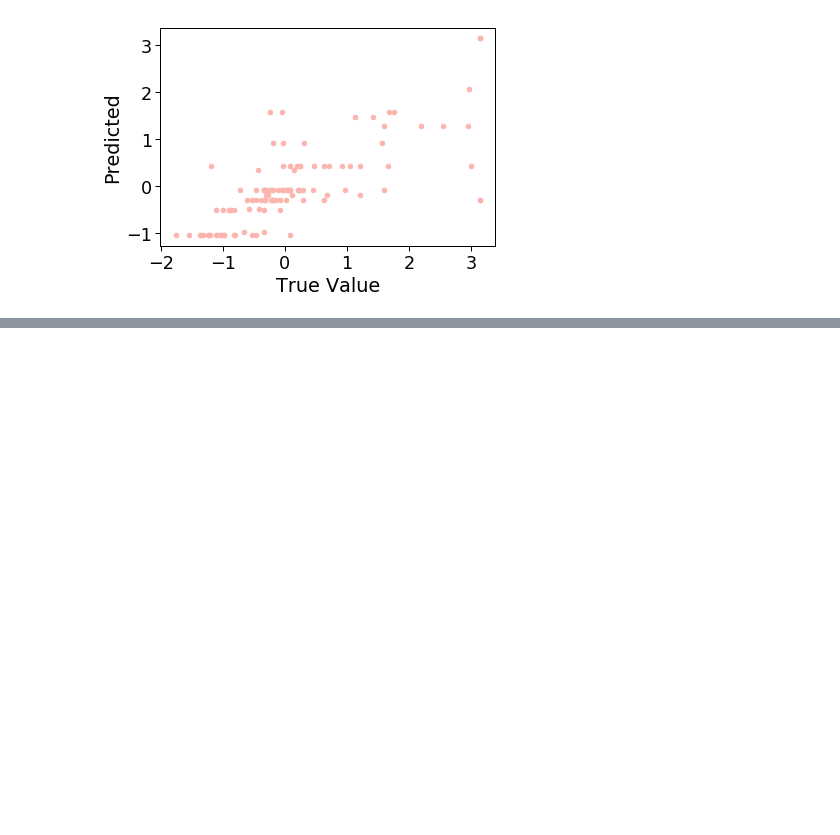
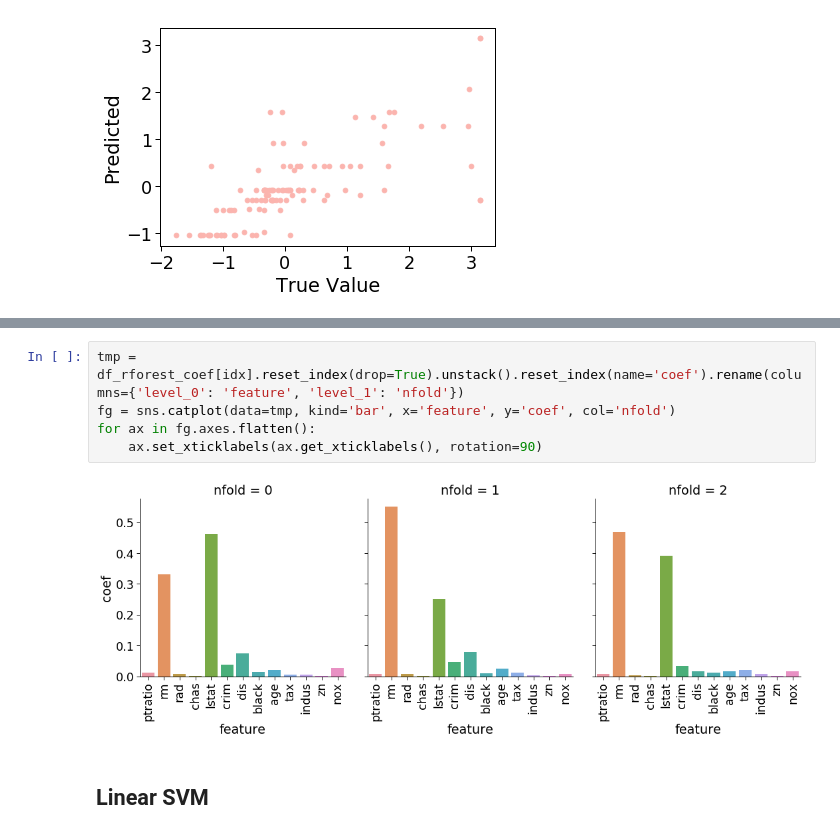
Before and after one commit to lisette-espin/S3D_Tutorial, a Jupyter notebook: S3D Tutorial (House Prices).ipynb, the cells around one changed output, grey strips where cells are left out. Cells and saved outputs as stored; diff of their text form; blank space fills up the shorter version.

```diff
--- a/S3D Tutorial (House Prices).ipynb
+++ b/S3D Tutorial (House Prices).ipynb
@@ -427,0 +771,9 @@ for num_fold in range(num_folds):
+# %%
+tmp = df_rforest_coef[idx].reset_index(drop=True).unstack().reset_index(name='coef').rename(columns={'level_0': 'feature', 'level_1': 'nfold'})
+fg = sns.catplot(data=tmp, kind='bar', x='feature', y='coef', col='nfold')
+for ax in fg.axes.flatten():
+    ax.set_xticklabels(ax.get_xticklabels(), rotation=90)
+# %% [output]
+[figure, added]
+# %% [markdown]
+<h2>Linear SVM</h2>
```
Also changed, not shown: parts of 47 cells of this notebook.
